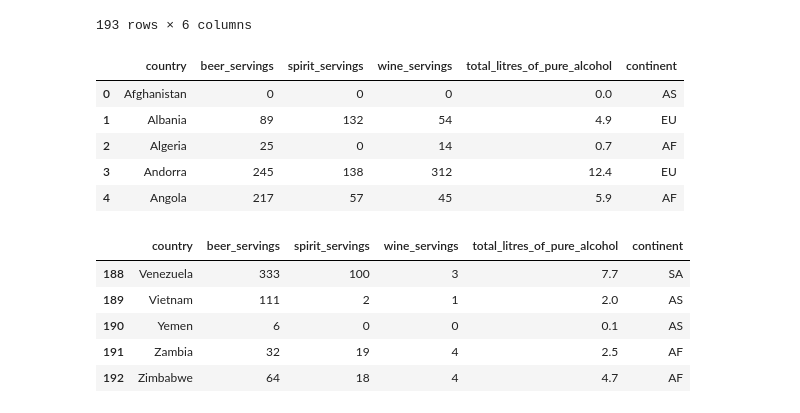
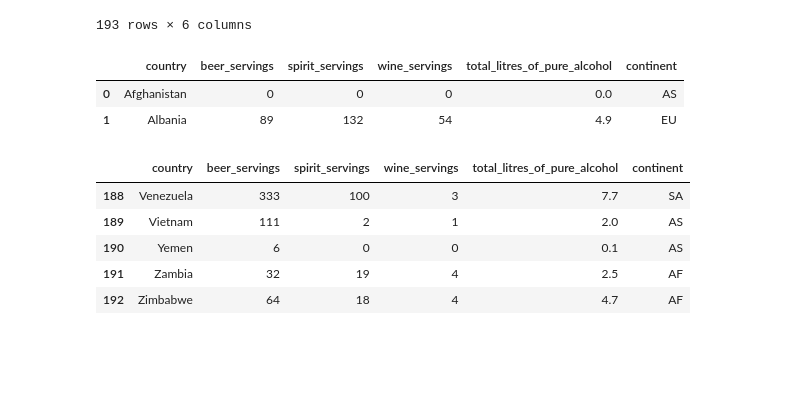
Before and after one commit to sinanuozdemir/sfdat22, a Jupyter notebook: notebooks/02_pandas.ipynb, the cells around one changed output. Drawn from its saved outputs; the diff is of its cells as text; code cells hidden in the pictures; blank space fills up the shorter version.

```diff
--- a/notebooks/02_pandas.ipynb
+++ b/notebooks/02_pandas.ipynb
@@ -47,14 +47,11 @@ drinks                  # print the first 30 and last 30 rows
 | 192 | Zimbabwe | 64 | 18 | 4 | 4.7 | AF |
 193 rows × 6 columns
 # %%
-drinks.head()           # print the first 5 rows
+drinks.head(2)           # print the first 5 rows
 # %% [output]
 |  | country | beer_servings | spirit_servings | wine_servings | total_litres_of_pure_alcohol | continent |
 | 0 | Afghanistan | 0 | 0 | 0 | 0.0 | AS |
 | 1 | Albania | 89 | 132 | 54 | 4.9 | EU |
-| 2 | Algeria | 25 | 0 | 14 | 0.7 | AF |
-| 3 | Andorra | 245 | 138 | 312 | 12.4 | EU |
-| 4 | Angola | 217 | 57 | 45 | 5.9 | AF |
 # %%
 drinks.tail()           # print the last 5 rows
 # %% [output]
```
Also changed, not shown: parts of 25 cells of this notebook, 7 other files.
